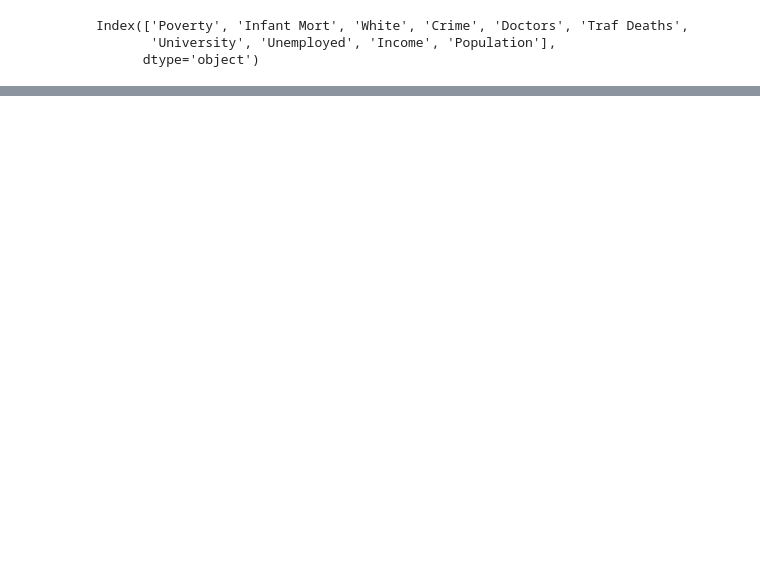
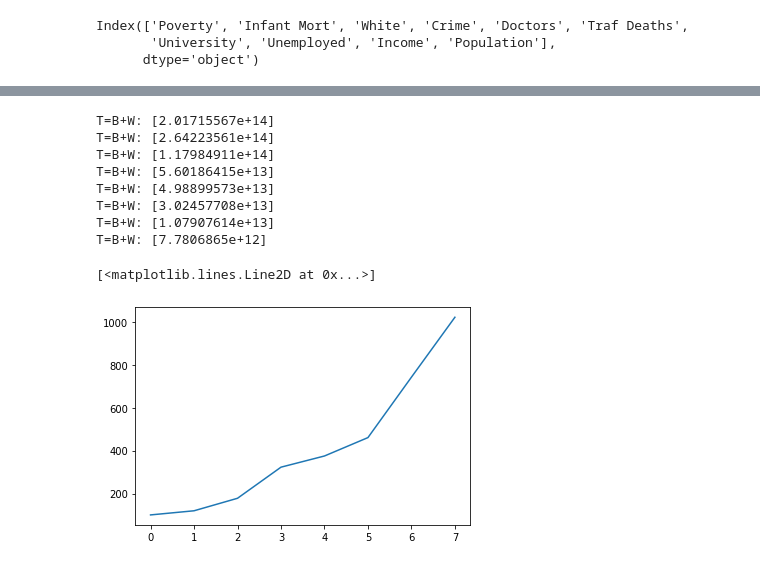
Before and after one commit to webclinic017/Python-Stock-1, a Jupyter notebook: DBScan-ElasticNet.ipynb, the cells around one changed output, grey strips where cells are left out. Cells and saved outputs as stored; diff of their text form; code cells hidden in the pictures; blank space fills up the shorter version.

```diff
--- a/DBScan-ElasticNet.ipynb
+++ b/DBScan-ElasticNet.ipynb
@@ -171,0 +172,13 @@ array([[<AxesSubplot:title={'center':'Crime'}>,
+# %%
+from sklearn.decomposition import PCA
+
+pca = PCA(n_components=0.99, svd_solver='full')
+pca.fit(scale(all_data.iloc[:,1:]))
+#pca.explained_variance_
+print(pca.explained_variance_ratio_.cumsum())
+
+X_pca = pd.DataFrame(pca.transform(all_data.iloc[:,1:]))
+
+X_pca.index = all_data.index
+X_pca.sort_values(by=[0],ascending=False,inplace=True)
+#X_pca
@@ -171,0 +240,46 @@ array([[<AxesSubplot:title={'center':'Crime'}>,
+# %%
+from sklearn.cluster import KMeans
+
+Ratios = []
+kmeans = []
+
+for i in range(2,10):
+    #model = kmeans(X_pca, centers=i, nstart=10)
+    km = KMeans(n_clusters=i, random_state=0).fit(X_pca)
+
+    km.labels_
+    Wss=0
+    Bss=0
+
+    for i in range(1,km.n_clusters):
+        group = X_pca[km.labels_==i]
+        groupmean = group.iloc[:,0].mean()
+        groupss = sum((group.iloc[:,0]-groupmean)**2)
+        #print(group)
+        #print("  groupmean:",groupmean)
+        #print("  groupss:",groupss)
+        Wss+= groupss
+        Bss+= ((groupmean - km.cluster_centers_[i])**2)*len(group)
+        #print(i)
+    #print("Wss:",Wss)
+    #print("Bss:",Bss)
+    print("T=B+W:",Bss+Wss)
+
+    TSS = Wss+Bss
+
+    #Ratios.append(Bss/TSS)
+    Ratios.append(sklearn.metrics.calinski_harabasz_score(X_pca, km.labels_))
+    kmeans.append(km)
+
+plt.plot(Ratios)
+# %% [output]
+T=B+W: [2.01715567e+14]
+T=B+W: [2.64223561e+14]
+T=B+W: [1.17984911e+14]
+T=B+W: [5.60186415e+13]
+T=B+W: [4.98899573e+13]
+T=B+W: [3.02457708e+13]
+T=B+W: [1.07907614e+13]
+T=B+W: [7.7806865e+12]
+[<matplotlib.lines.Line2D at 0x...>]
+[figure, added]
```
Also changed, not shown: parts of 28 cells of this notebook.
